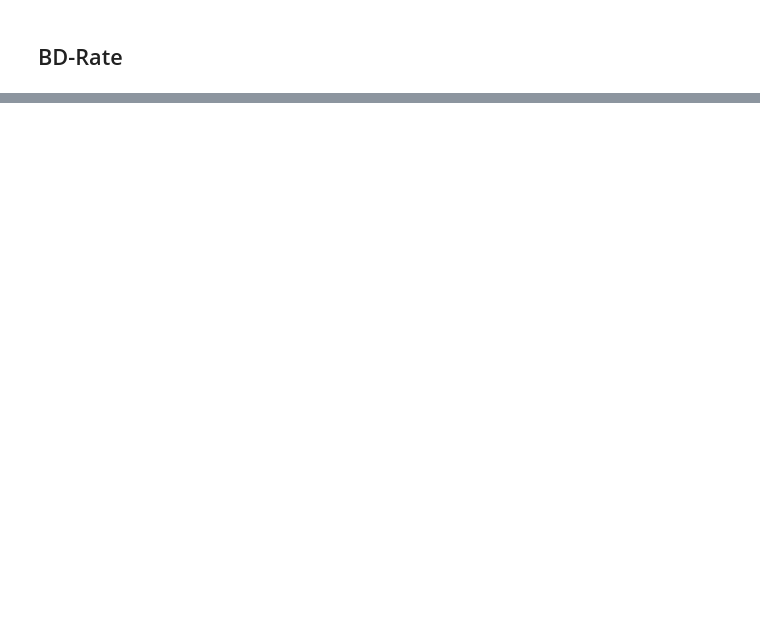
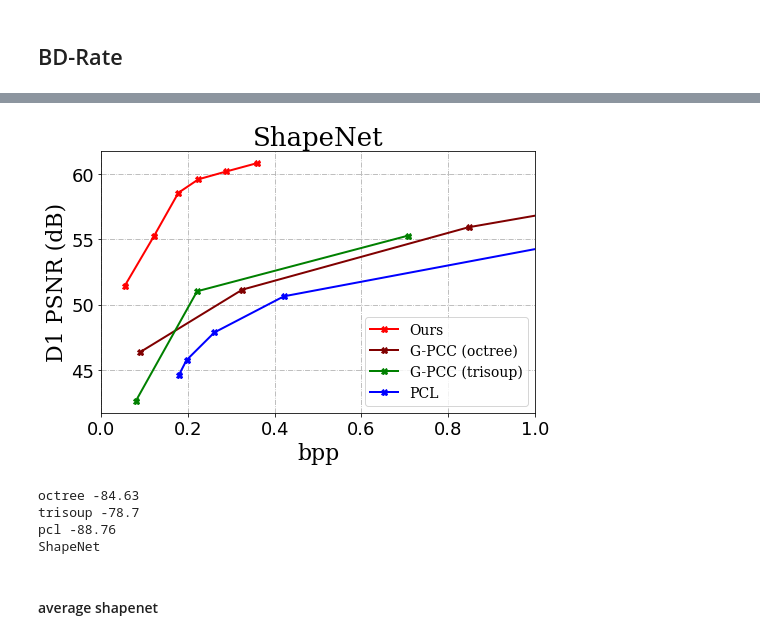
Before and after one commit to NJUVISION/PCGCv1, a Jupyter notebook: results.ipynb, the cells around one changed output, grey strips where cells are left out. Saved outputs shown, nothing was run; the diff lists cells and outputs as text; code cells hidden in the pictures; blank space fills up the shorter version.

```diff
--- a/results.ipynb
+++ b/results.ipynb
@@ -347,0 +395,51 @@ trisoup -62.69438149240037
+# %%
+flag= 'd1'
+# flag= 'd2'
+# %%
+if flag == 'd1':
+    postfix = '_d1'
+    metric = 'mseF,PSNR (p2point)'
+    metric1 =  'optimal D1 PSNR'
+    ylabel = "D1 PSNR (dB)"
+elif flag == 'd2':
+    postfix = '_d2'
+    metric = 'mseF,PSNR (p2plane)'
+    metric1 =  'optimal D2 PSNR'
+    ylabel = "D2 PSNR (dB)"
+# %%
+gpcc_octree = gpcc_octree[1:]
+gpcc_trisoup = gpcc_trisoup[:-1]
+pcl = pcl[1:-2]
+# pcl = pcl[:-2]
+learnedpcgc = learnedpcgc[:-1]
+# %%
+fig, ax = plt.subplots(figsize=(7.3,5))
+
+A= plt.plot(learnedpcgc['bpp'], learnedpcgc[metric],
+            label = "Ours",color ="red",linewidth=2, marker='X')
+C= plt.plot(gpcc_octree['bpp'], gpcc_octree[metric],
+            label = "G-PCC (octree)",color ="#800000",linewidth=2, marker='X',)
+D= plt.plot(gpcc_trisoup['bpp'], gpcc_trisoup[metric],
+            label = "G-PCC (trisoup)",color ="green",linewidth=2, marker='X',)
+E= plt.plot(pcl['bpp'], pcl[metric],
+            label = "PCL",color ="blue",linewidth=2, marker='X',)
+# 'style':'italic',
+font_label = {'family' : 'serif', 'weight' : 'normal', 'size'   : 22}
+font_title = {'family' : 'serif', 'weight' : 'normal', 'size'   : 26}
+font_legend = {'family' : 'serif', 'weight' : 'normal', 'size'   : 14}
+ax.set_xlim([0, 1.0])
+# ax.set_ylim([60, 75])
+ax.locator_params(axis='x', nbins=8)
+
+plt.tick_params(labelsize=18)
+plt.xlabel("bpp",font_label)
+plt.ylabel(ylabel,font_label)
+plt.title(dataname, font_title)
+plt.grid(ls='-.')
+plt.legend(prop = font_legend, loc='lower right')
+ax.locator_params(axis='x', nbins=8)
+
+fig.tight_layout()
+fig.savefig('./results/' + dataname + ylabel.split(' ')[0] + '.pdf')
+# %% [output]
+[figure, added]
@@ -347,0 +461,17 @@ trisoup -62.69438149240037
+# %%
+bdrate_octree = round(bdrate_metrics.bdrate(rd_points_gpcc_octree, rd_points_learnedpcgc),2)
+print('octree', bdrate_octree)
+try:
+    bdrate_trisoup = round(bdrate_metrics.bdrate(rd_points_gpcc_trisoup, rd_points_learnedpcgc),2)
+except:
+    print('LinAlgError')
+    bdrate_trisoup=0
+print('trisoup', bdrate_trisoup)
+bdrate_pcl = round(bdrate_metrics.bdrate(rd_points_pcl, rd_points_learnedpcgc),2)
+print('pcl', bdrate_pcl)
+print(dataname)
+# %% [output]
+octree -84.63
+trisoup -78.7
+pcl -88.76
+ShapeNet
@@ -347,0 +494,2 @@ trisoup -62.69438149240037
+# %% [markdown]
+#### average shapenet
```
Also changed, not shown: parts of 116 cells of this notebook, 19 other files.
